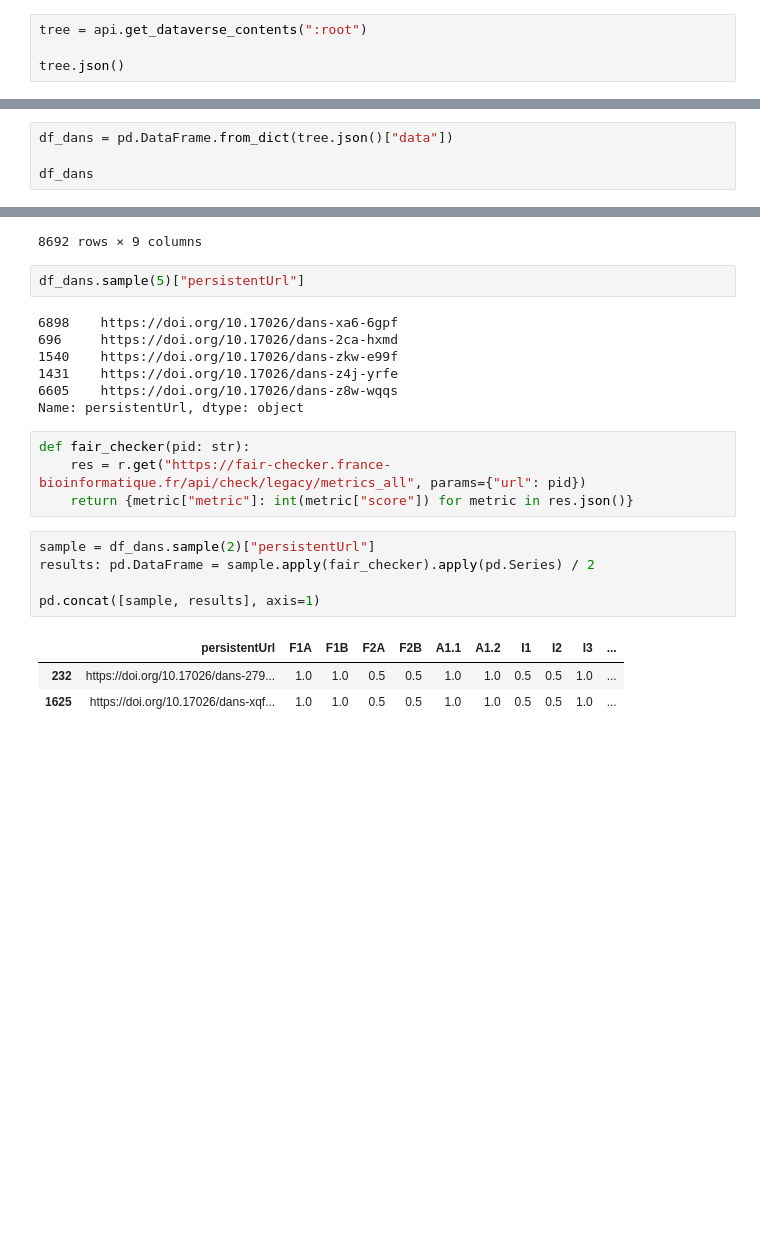
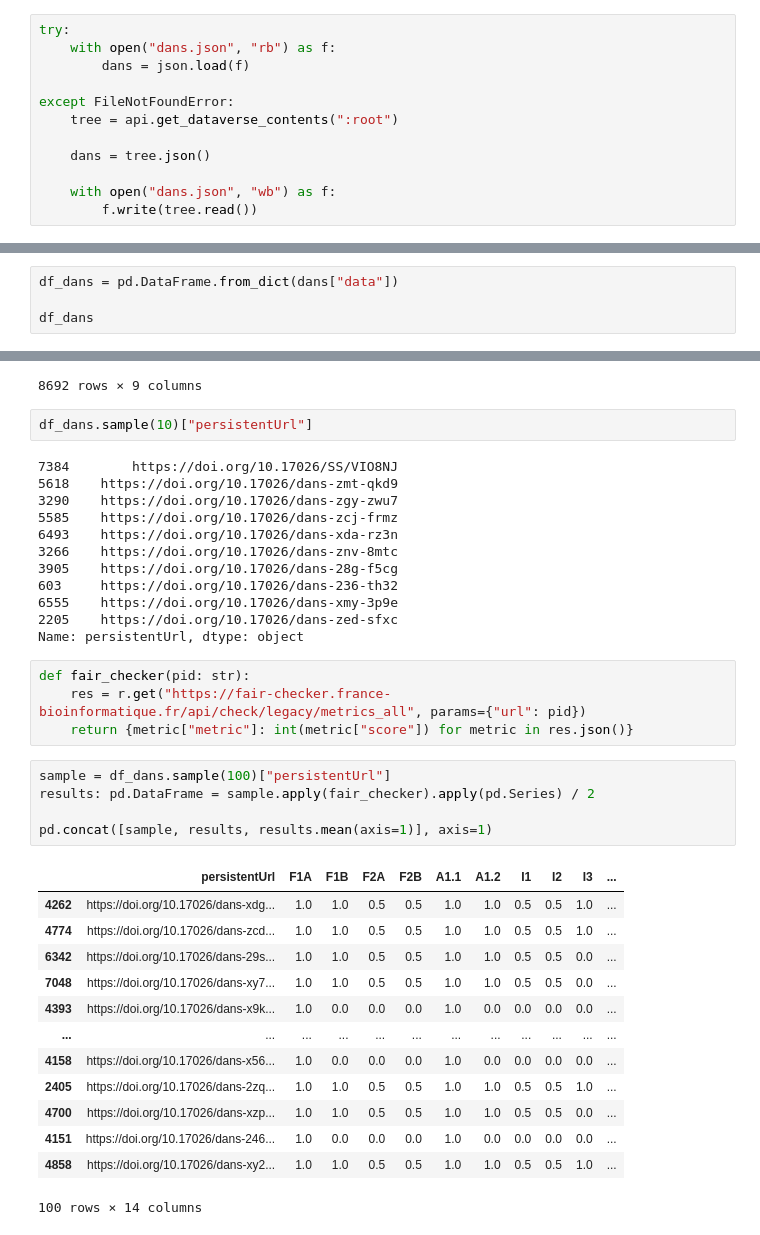
Before and after one commit to DelmArts/ssh-fair, a Jupyter notebook: main.ipynb, the cells around one changed output, grey strips where cells are left out. Cells and saved outputs as stored; diff of their text form; blank space fills up the shorter version.

```diff
--- a/main.ipynb
+++ b/main.ipynb
@@ -19,6 +20,14 @@ api.get_info_version().json()
 # %% [markdown]
 We dump the entire repository by getting the contents of the special dataverse ":root". Warning: this takes like 15 mins.
 # %%
-tree = api.get_dataverse_contents(":root")
+try:
+    with open("dans.json", "rb") as f:
+        dans = json.load(f)
 
-tree.json()
+except FileNotFoundError:
+    tree = api.get_dataverse_contents(":root")
+
+    dans = tree.json()
+
+    with open("dans.json", "wb") as f:
+        f.write(tree.read())
@@ -48,7 +34,7 @@ with open("dans.json", "wb") as f:
 # %% [markdown]
 Move the data into pandas to start working with it
 # %%
-df_dans = pd.DataFrame.from_dict(tree.json()["data"])
+df_dans = pd.DataFrame.from_dict(dans["data"])
 
 df_dans
 # %% [output]
@@ -66,24 +52,39 @@ df_dans
 | 8691 | 615381 | SS/APJCF3 | https://doi.org/10.17026/SS/APJCF3 | doi | 10.17026 | DANS Data Station Social Sciences... | 2025-05-16 | ... |
 8692 rows × 9 columns
 # %%
-df_dans.sample(5)["persistentUrl"]
+df_dans.sample(10)["persistentUrl"]
 # %% [output]
-6898    https://doi.org/10.17026/dans-xa6-6gpf
-696     https://doi.org/10.17026/dans-2ca-hxmd
-1540    https://doi.org/10.17026/dans-zkw-e99f
-1431    https://doi.org/10.17026/dans-z4j-yrfe
-6605    https://doi.org/10.17026/dans-z8w-wqqs
+7384        https://doi.org/10.17026/SS/VIO8NJ
+5618    https://doi.org/10.17026/dans-zmt-qkd9
+3290    https://doi.org/10.17026/dans-zgy-zwu7
+5585    https://doi.org/10.17026/dans-zcj-frmz
+6493    https://doi.org/10.17026/dans-xda-rz3n
+3266    https://doi.org/10.17026/dans-znv-8mtc
+3905    https://doi.org/10.17026/dans-28g-f5cg
+603     https://doi.org/10.17026/dans-236-th32
+6555    https://doi.org/10.17026/dans-xmy-3p9e
+2205    https://doi.org/10.17026/dans-zed-sfxc
 Name: persistentUrl, dtype: object
 # %%
 def fair_checker(pid: str):
     res = r.get("https://fair-checker.france-bioinformatique.fr/api/check/legacy/metrics_all", params={"url": pid})
     return {metric["metric"]: int(metric["score"]) for metric in res.json()}
 # %%
-sample = df_dans.sample(2)["persistentUrl"]
+sample = df_dans.sample(100)["persistentUrl"]
 results: pd.DataFrame = sample.apply(fair_checker).apply(pd.Series) / 2
 
-pd.concat([sample, results], axis=1)
+pd.concat([sample, results, results.mean(axis=1)], axis=1)
 # %% [output]
 |  | persistentUrl | F1A | F1B | F2A | F2B | A1.1 | A1.2 | I1 | I2 | I3 | ... |
-| 232 | https://doi.org/10.17026/dans-279... | 1.0 | 1.0 | 0.5 | 0.5 | 1.0 | 1.0 | 0.5 | 0.5 | 1.0 | ... |
-| 1625 | https://doi.org/10.17026/dans-xqf... | 1.0 | 1.0 | 0.5 | 0.5 | 1.0 | 1.0 | 0.5 | 0.5 | 1.0 | ... |
+| 4262 | https://doi.org/10.17026/dans-xdg... | 1.0 | 1.0 | 0.5 | 0.5 | 1.0 | 1.0 | 0.5 | 0.5 | 1.0 | ... |
+| 4774 | https://doi.org/10.17026/dans-zcd... | 1.0 | 1.0 | 0.5 | 0.5 | 1.0 | 1.0 | 0.5 | 0.5 | 1.0 | ... |
+| 6342 | https://doi.org/10.17026/dans-29s... | 1.0 | 1.0 | 0.5 | 0.5 | 1.0 | 1.0 | 0.5 | 0.5 | 0.0 | ... |
+| 7048 | https://doi.org/10.17026/dans-xy7... | 1.0 | 1.0 | 0.5 | 0.5 | 1.0 | 1.0 | 0.5 | 0.5 | 0.0 | ... |
+| 4393 | https://doi.org/10.17026/dans-x9k... | 1.0 | 0.0 | 0.0 | 0.0 | 1.0 | 0.0 | 0.0 | 0.0 | 0.0 | ... |
+| ... | ... | ... | ... | ... | ... | ... | ... | ... | ... | ... | ... |
+| 4158 | https://doi.org/10.17026/dans-x56... | 1.0 | 0.0 | 0.0 | 0.0 | 1.0 | 0.0 | 0.0 | 0.0 | 0.0 | ... |
+| 2405 | https://doi.org/10.17026/dans-2zq... | 1.0 | 1.0 | 0.5 | 0.5 | 1.0 | 1.0 | 0.5 | 0.5 | 1.0 | ... |
+| 4700 | https://doi.org/10.17026/dans-xzp... | 1.0 | 1.0 | 0.5 | 0.5 | 1.0 | 1.0 | 0.5 | 0.5 | 0.0 | ... |
+| 4151 | https://doi.org/10.17026/dans-246... | 1.0 | 0.0 | 0.0 | 0.0 | 1.0 | 0.0 | 0.0 | 0.0 | 0.0 | ... |
+| 4858 | https://doi.org/10.17026/dans-xy2... | 1.0 | 1.0 | 0.5 | 0.5 | 1.0 | 1.0 | 0.5 | 0.5 | 1.0 | ... |
+100 rows × 14 columns
```
Also changed, not shown: parts of 10 cells of this notebook, 1 other file.
